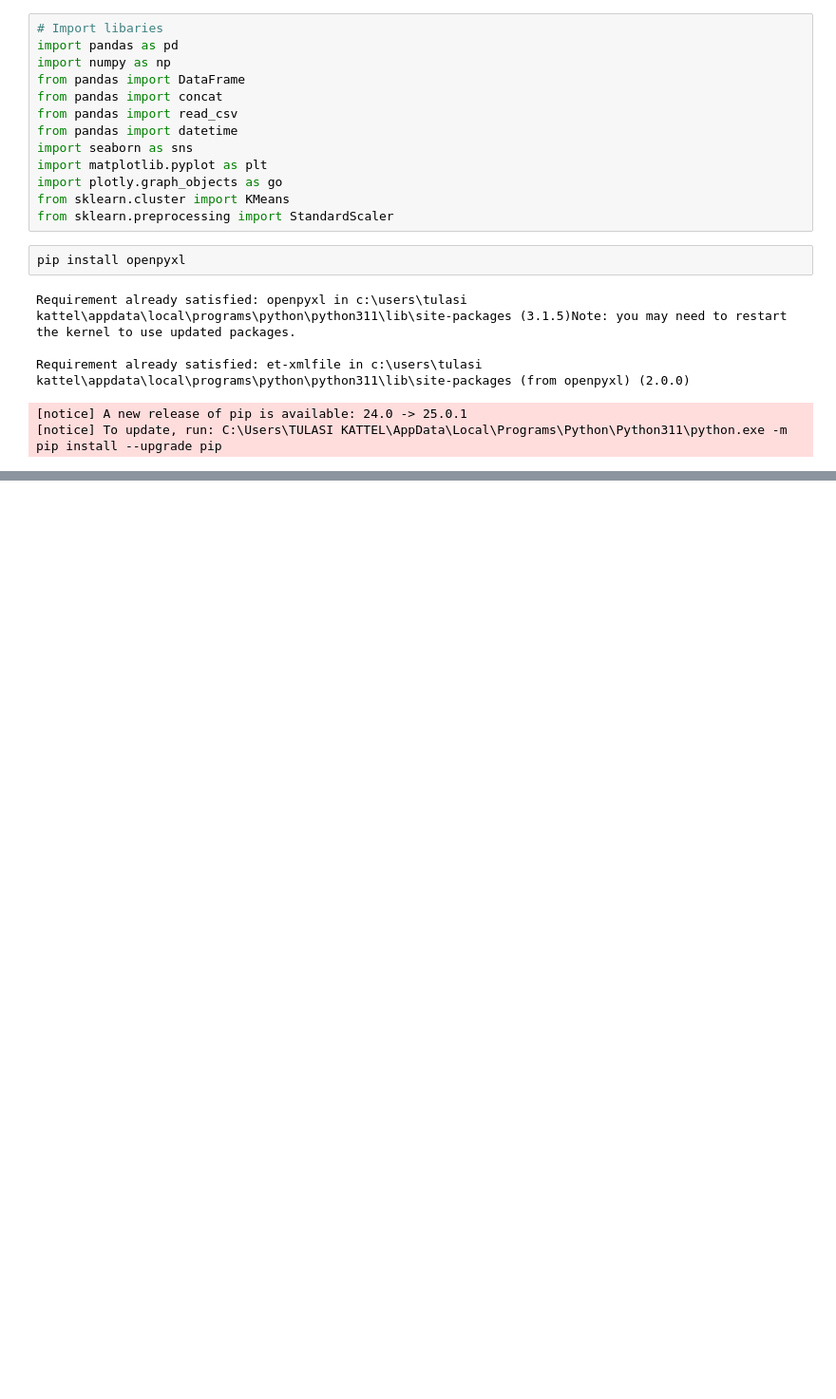
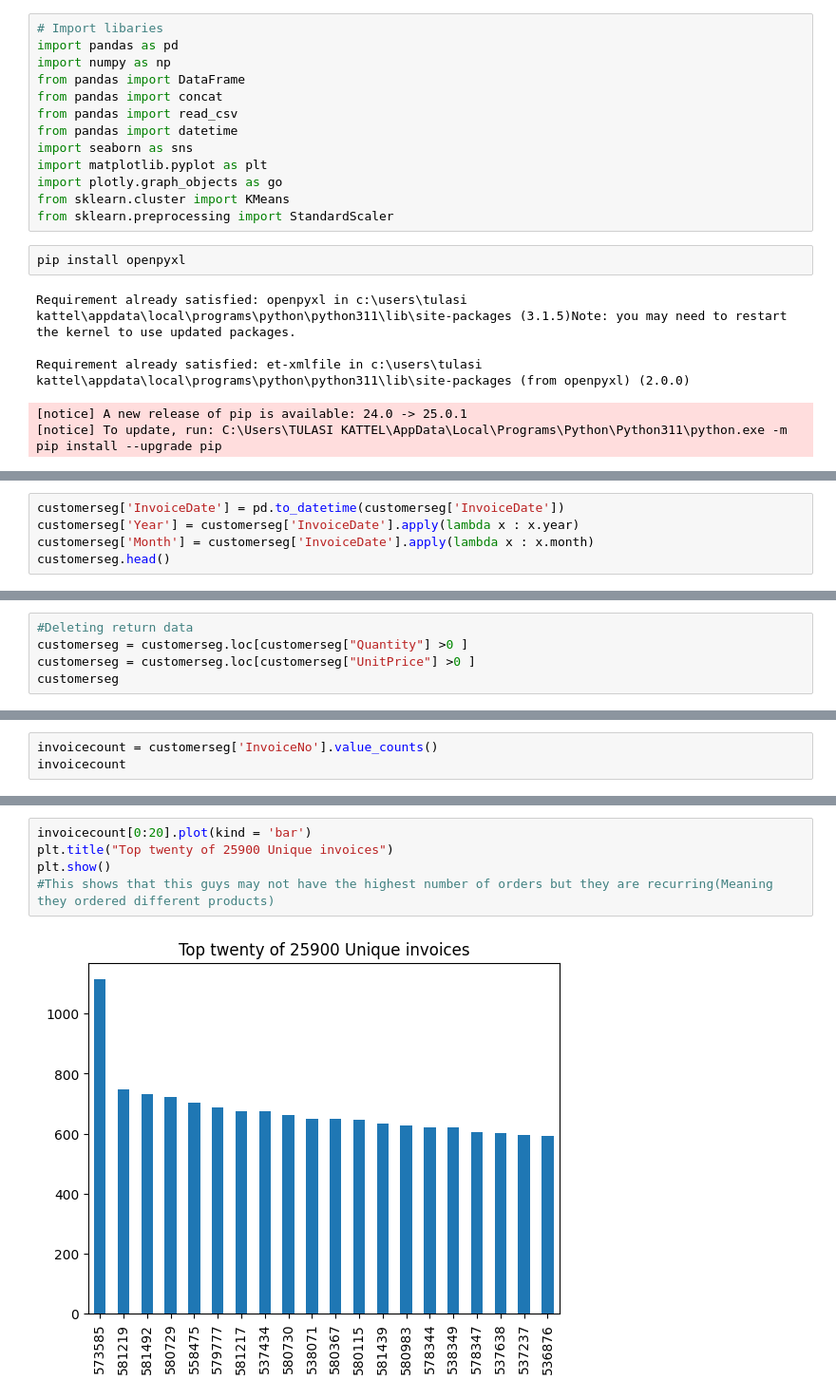
Before and after one commit to Tulsi12/CustomerSegmentationRFA_Analysis-KmeansClustering, a Jupyter notebook: CustomerSegmentation.ipynb, the cells around one changed output, grey strips where cells are left out. Shown at 95% size. Drawn from its saved outputs; the diff is of its cells as text; blank space fills up the shorter version.

Commit message:
Customer Segmentation

```diff
--- a/CustomerSegmentation.ipynb
+++ b/CustomerSegmentation.ipynb
@@ -41,0 +60,5 @@ customerseg.head()
+# %%
+customerseg['InvoiceDate'] = pd.to_datetime(customerseg['InvoiceDate'])
+customerseg['Year'] = customerseg['InvoiceDate'].apply(lambda x : x.year)
+customerseg['Month'] = customerseg['InvoiceDate'].apply(lambda x : x.month)
+customerseg.head()
@@ -41,0 +99,5 @@ customerseg.head()
+# %%
+#Deleting return data
+customerseg = customerseg.loc[customerseg["Quantity"] >0 ]
+customerseg = customerseg.loc[customerseg["UnitPrice"] >0 ]
+customerseg
@@ -41,0 +124,3 @@ customerseg.head()
+# %%
+invoicecount = customerseg['InvoiceNo'].value_counts()
+invoicecount
@@ -41,0 +140,7 @@ customerseg.head()
+# %%
+invoicecount[0:20].plot(kind = 'bar')
+plt.title("Top twenty of 25900 Unique invoices")
+plt.show()
+#This shows that this guys may not have the highest number of orders but they are recurring(Meaning they ordered different products)
+# %% [output]
+[figure, added]
```
Also changed, not shown: parts of 47 cells of this notebook.
